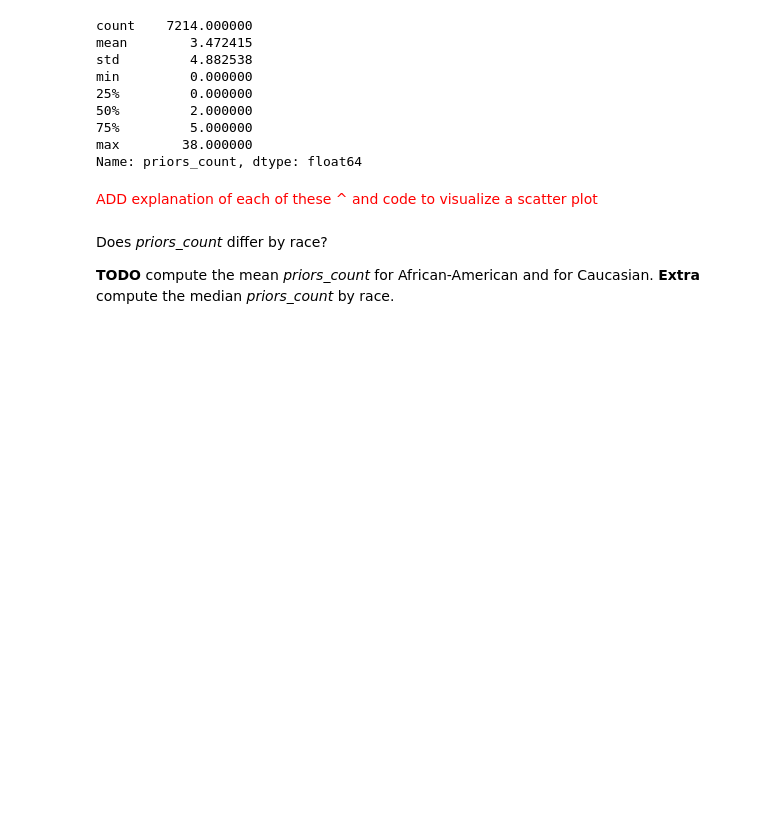
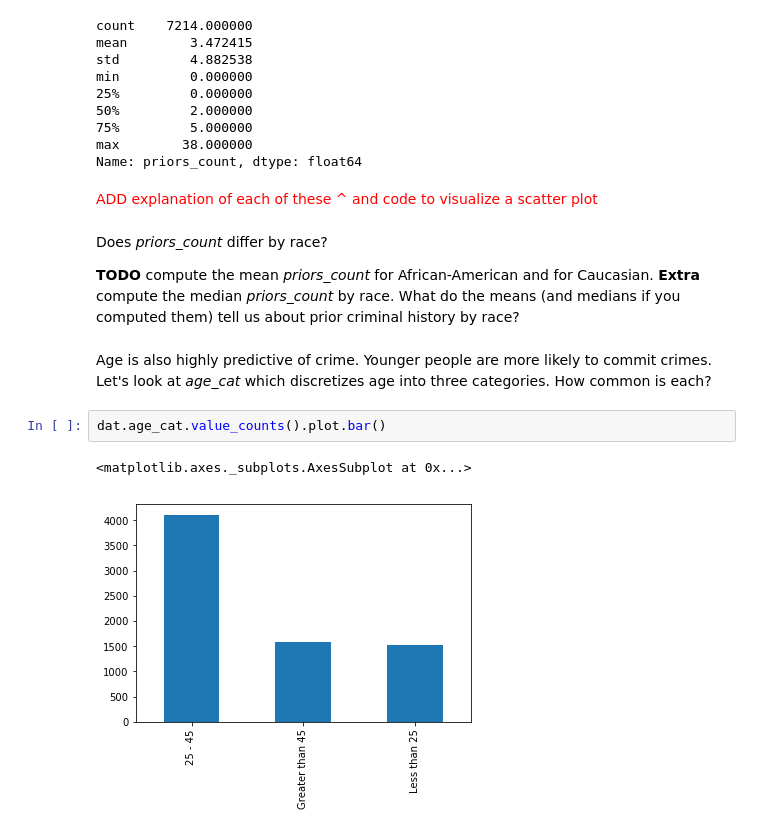
Before and after one commit to mandycoston/compas-analysis, a Jupyter notebook: 1. COMPAS data analysis.ipynb, the cells around one changed output. Cells and saved outputs as stored; diff of their text form; blank space fills up the shorter version.

Commit message:
finished preprocessing notebook and made some slight changes to the visualizations in (1)

```diff
--- a/1. COMPAS data analysis.ipynb
+++ b/1. COMPAS data analysis.ipynb
@@ -112,4 +114,11 @@ Name: priors_count, dtype: float64
 # %% [markdown]
 Does *priors_count* differ by race?
 
-**TODO** compute the mean *priors_count* for African-American and for Caucasian. **Extra** compute the median *priors_count* by race.
+**TODO** compute the mean *priors_count* for African-American and for Caucasian. **Extra** compute the median *priors_count* by race. What do the means (and medians if you computed them) tell us about prior criminal history by race?
+# %% [markdown]
+Age is also highly predictive of crime. Younger people are more likely to commit crimes. Let's look at *age_cat* which discretizes age into three categories. How common is each?
+# %%
+dat.age_cat.value_counts().plot.bar()
+# %% [output]
+<matplotlib.axes._subplots.AxesSubplot at 0x...>
+[figure, added]
```
Also changed, not shown: parts of 8 cells of this notebook, 1 other file.
